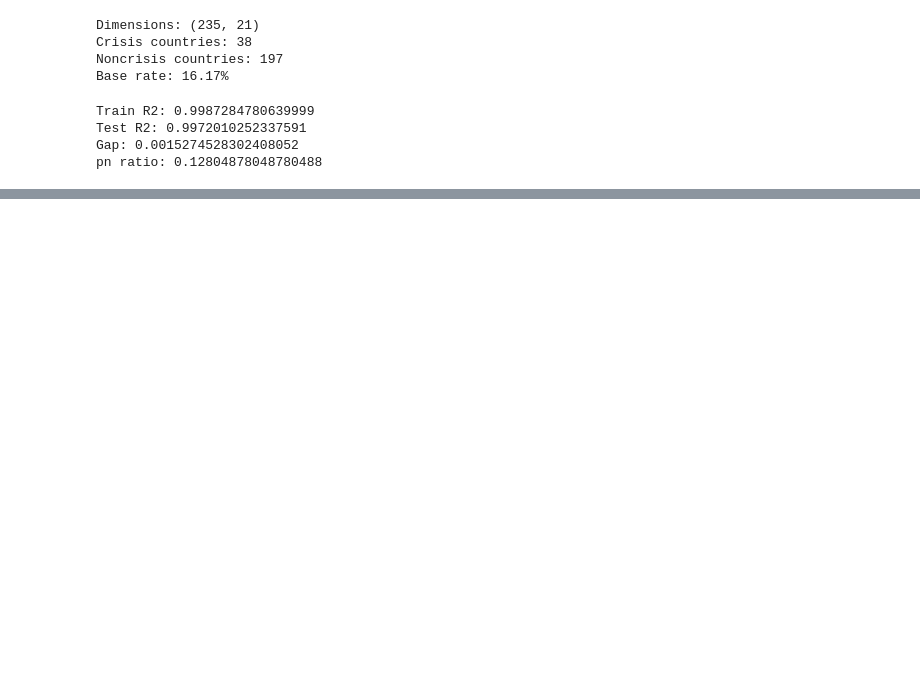
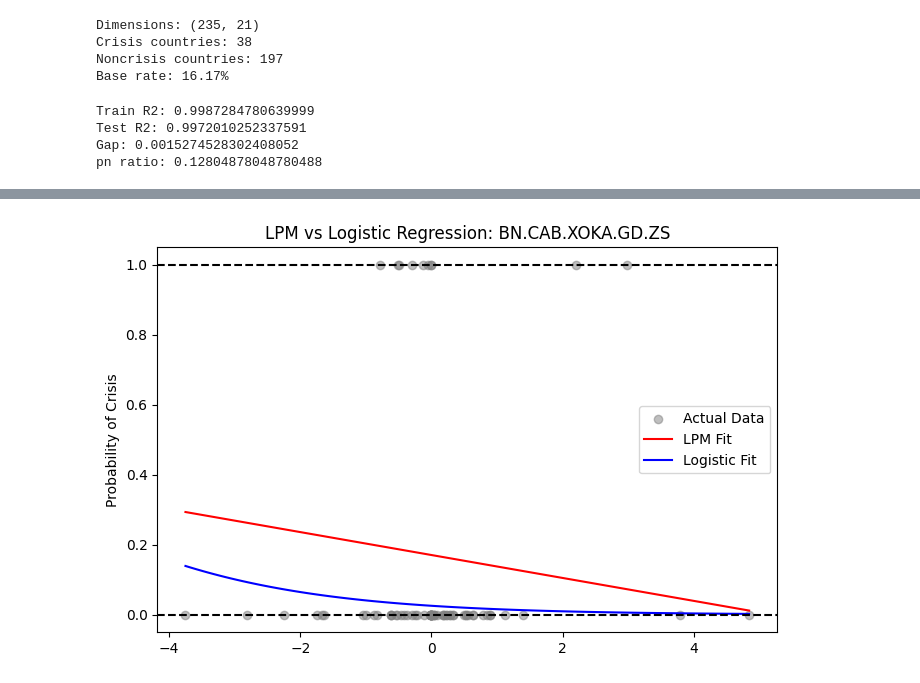
Before and after one commit to xingtianma/econ3916, a Jupyter notebook: Assignment 5/Assignment 5: The Sovereign Risk Engine.ipynb, the cells around one changed output, grey strips where cells are left out. Drawn from its saved outputs; the diff is of its cells as text; code cells hidden in the pictures; blank space fills up the shorter version.

```diff
--- a/Assignment 5/Assignment 5: The Sovereign Risk Engine.ipynb
+++ b/Assignment 5/Assignment 5: The Sovereign Risk Engine.ipynb
@@ -102,3 +102,18 @@ lasso_rmse = np.sqrt(mean_squared_error(y_test, lasso.predict(X_test_scaled)))
 
 ols_rmse = np.sqrt(mean_squared_error(y_test, ols.predict(X_test_scaled)))
 ols_nonzero = sum(ols.coef_ != 0)
+# %%
+lasso = LassoCV(cv=5).fit(X_train_scaled, y_train)
+
+X_train_lasso = X_train_scaled[:, lasso.coef_ != 0]
+X_test_lasso = X_test_scaled[:, lasso.coef_ != 0]
+
+y_train_crisis = df.loc[X_train.index, 'crisis']
+lpm = LinearRegression().fit(X_train_lasso, y_train_crisis)
+predictions = lpm.predict(X_test_lasso)
+
+oob = sum((predictions < 0) | (predictions > 1))
+print(oob)
+
+# Probabilities need to exist between 1 and 0 because anything outside this range would
+# be invalid. -12 would be a irrelevant number that wouldn't give proper information.
@@ -104,0 +153,26 @@ ols_nonzero = sum(ols.coef_ != 0)
+# %%
+import matplotlib.pyplot as plt
+import numpy as np
+
+y_test_crisis = df.loc[X_test.index, 'crisis']
+top_idx = list(features).index(a)
+x_data = X_test_lasso[:, top_idx]
+
+synthetic_X = np.zeros((100, X_test_lasso.shape[1]))
+synthetic_X[:, top_idx] = np.linspace(x_data.min(), x_data.max(), 100)
+
+plt.figure(figsize=(8, 5))
+
+plt.scatter(x_data, y_test_crisis, color='gray', alpha=0.5, label='Actual Data')
+
+plt.plot(synthetic_X[:, top_idx], lpm.predict(synthetic_X), color='red', label='LPM Fit')
+plt.plot(synthetic_X[:, top_idx], logreg.predict_proba(synthetic_X)[:, 1], color='blue', label='Logistic Fit')
+
+plt.axhline(0, color='black', linestyle='--')
+plt.axhline(1, color='black', linestyle='--')
+plt.title(f"LPM vs Logistic Regression: {a}")
+plt.ylabel("Probability of Crisis")
+plt.legend()
+plt.show()
+# %% [output]
+[figure, added]
```
Also changed, not shown: parts of 9 cells of this notebook, 2 other files.
